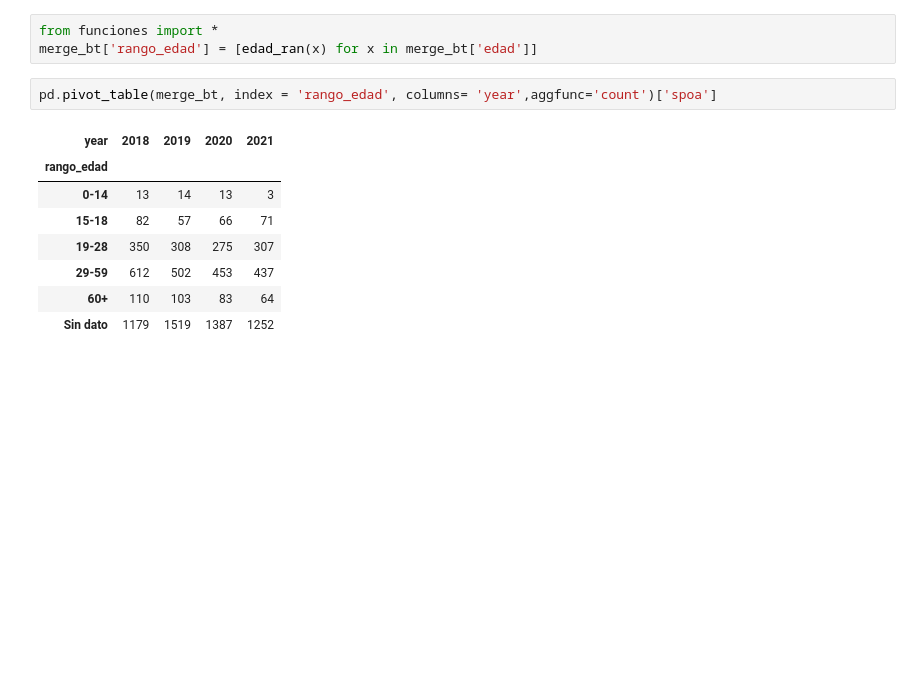
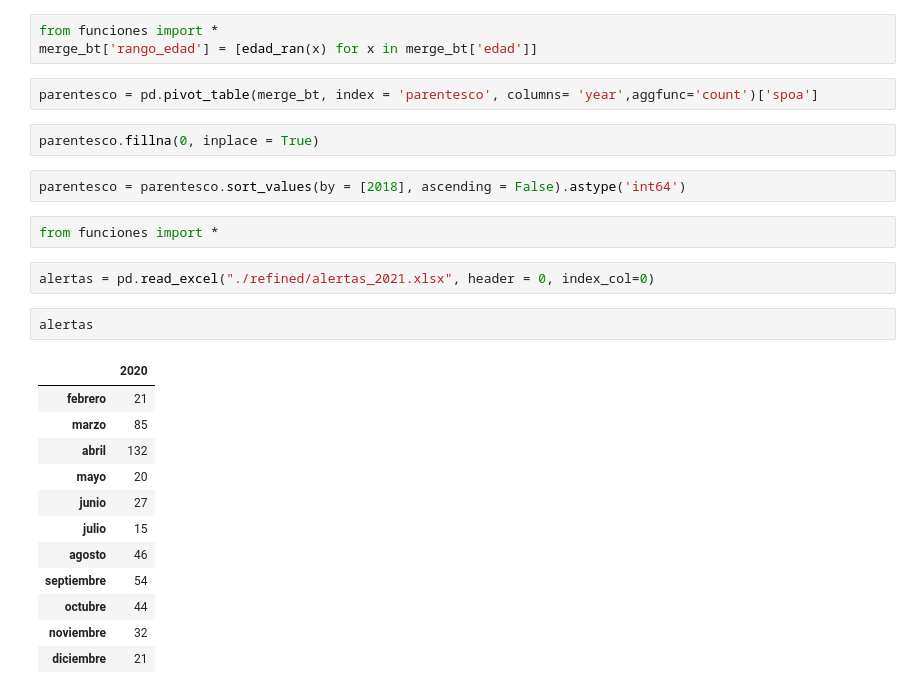
Before and after one commit to jarboledac/vsex_med, a Jupyter notebook: Untitled-1.ipynb, the cells around one changed output. Saved outputs shown, nothing was run; the diff lists cells and outputs as text; blank space fills up the shorter version.

```diff
--- a/Untitled-1.ipynb
+++ b/Untitled-1.ipynb
@@ -1118,13 +1166,27 @@ merge_bt.edad.replace(-1,99, inplace=True)
 from funciones import *
 merge_bt['rango_edad'] = [edad_ran(x) for x in merge_bt['edad']]
 # %%
-pd.pivot_table(merge_bt, index = 'rango_edad', columns= 'year',aggfunc='count')['spoa']
+parentesco = pd.pivot_table(merge_bt, index = 'parentesco', columns= 'year',aggfunc='count')['spoa']
-# %% [output]
-| year | 2018 | 2019 | 2020 | 2021 |
-| rango_edad |  |  |  |  |
-| 0-14 | 13 | 14 | 13 | 3 |
-| 15-18 | 82 | 57 | 66 | 71 |
-| 19-28 | 350 | 308 | 275 | 307 |
-| 29-59 | 612 | 502 | 453 | 437 |
-| 60+ | 110 | 103 | 83 | 64 |
-| Sin dato | 1179 | 1519 | 1387 | 1252 |
+# %%
+parentesco.fillna(0, inplace = True)
+# %%
+parentesco = parentesco.sort_values(by = [2018], ascending = False).astype('int64')
+# %%
+from funciones import *
+# %%
+alertas = pd.read_excel("./refined/alertas_2021.xlsx", header = 0, index_col=0)
+# %%
+alertas
+# %% [output]
+|  | 2020 |
+| febrero | 21 |
+| marzo | 85 |
+| abril | 132 |
+| mayo | 20 |
+| junio | 27 |
+| julio | 15 |
+| agosto | 46 |
+| septiembre | 54 |
+| octubre | 44 |
+| noviembre | 32 |
+| diciembre | 21 |
```
Also changed, not shown: parts of 16 cells of this notebook, 1 other file.
